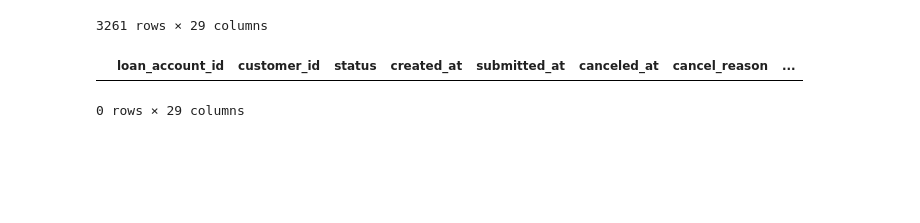
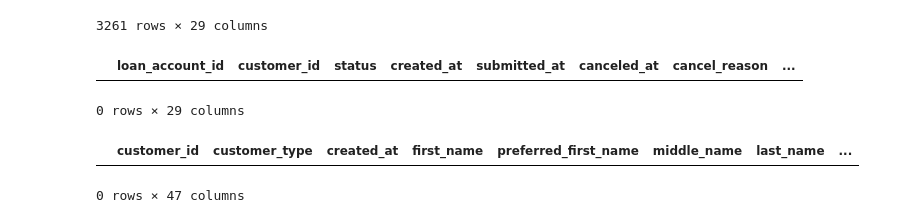
Before and after one commit to xiangpingflex/flex2-prospector-AI, a Jupyter notebook: experiments/notebooks/test_tool.ipynb, the cells around one changed output. Cells and saved outputs as stored; diff of their text form; code cells hidden in the pictures; blank space fills up the shorter version.

```diff
--- a/experiments/notebooks/test_tool.ipynb
+++ b/experiments/notebooks/test_tool.ipynb
@@ -255,3 +255,38 @@ dfy[pd.isna(dfy['credit_score'])]
 # %% [output]
 |  | loan_account_id | customer_id | status | created_at | submitted_at | canceled_at | cancel_reason | ... |
 0 rows × 29 columns
+# %%
+import pandas as pd
+dfy = pd.read_csv('/Users/xiangpingbu/Downloads/2023-11-08_customer_1699480091777.csv', sep='|')
+# %%
+dfy[(pd.isna(dfy['customer_id']))
+    | (pd.isna(dfy['customer_type']))
+| (pd.isna(dfy['customer_type']))
+| (pd.isna(dfy['created_at']))
+| (pd.isna(dfy['first_name']))
+| (pd.isna(dfy['date_of_birth']))
+| (pd.isna(dfy['tax_id_type']))
+| (pd.isna(dfy['tax_id_value']))
+| (pd.isna(dfy['email']))
+| (pd.isna(dfy['phone_number']))
+| (pd.isna(dfy['address_line_1']))
+| (pd.isna(dfy['city']))
+| (pd.isna(dfy['zip_code']))
+| (pd.isna(dfy['state']))
+| (pd.isna(dfy['country']))
+| (pd.isna(dfy['ofac_result']))
+| (pd.isna(dfy['ofac_status']))
+| (pd.isna(dfy['ofac_screened_at']))
+| (pd.isna(dfy['kyc_result']))
+| (pd.isna(dfy['kyc_status']))
+| (pd.isna(dfy['kyc_information']))
+| (pd.isna(dfy['kyc_screened_at']))
+| (pd.isna(dfy['credit_pull_consented']))
+| (pd.isna(dfy['credit_pulled_at']))
+| (pd.isna(dfy['credit_score']))
+| (pd.isna(dfy['generated_at']))
+| (pd.isna(dfy['effective_at']))
+]
+# %% [output]
+|  | customer_id | customer_type | created_at | first_name | preferred_first_name | middle_name | last_name | ... |
+0 rows × 47 columns
```
Also changed, not shown: 12 other files.
